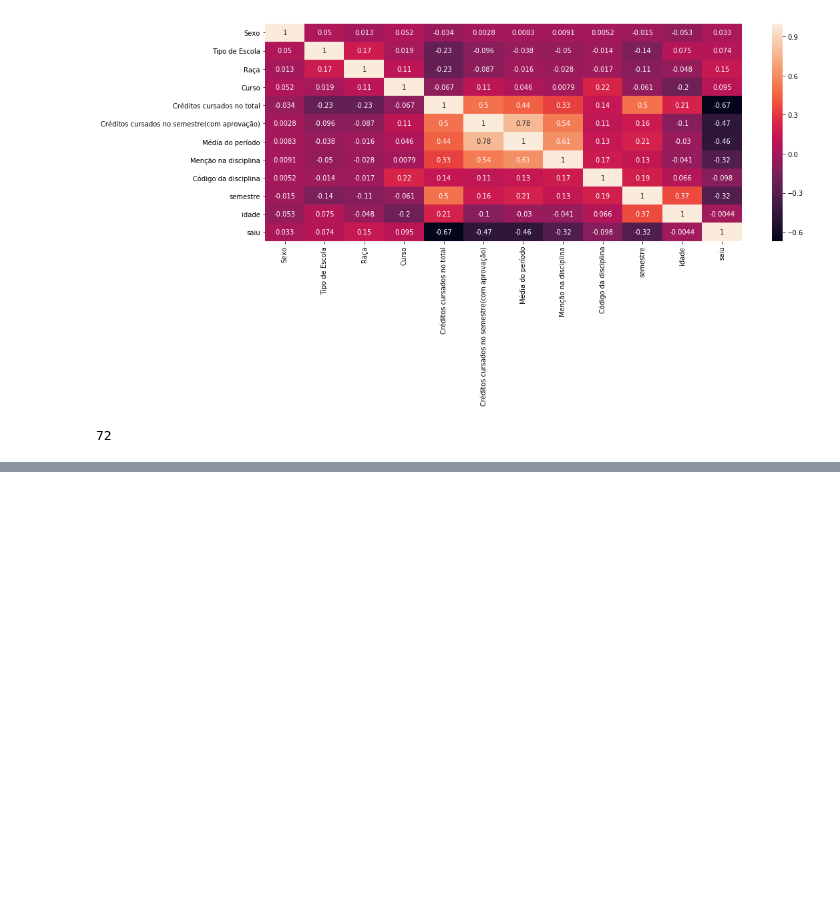
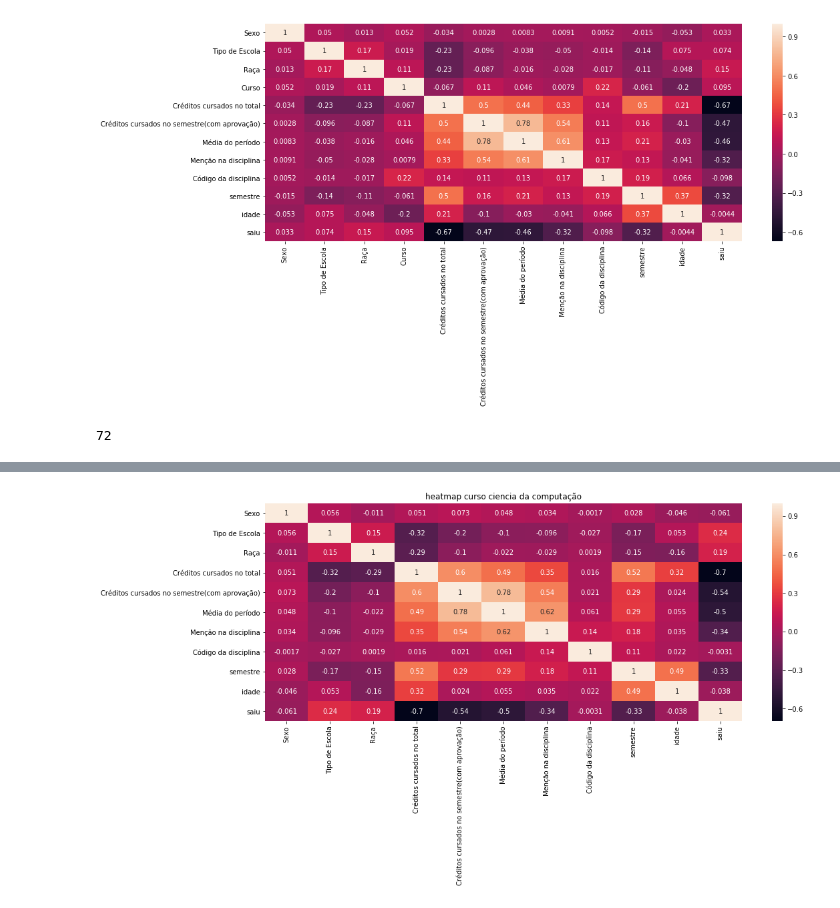
Before and after one commit to pedrobpio/TG, a Jupyter notebook: HeatMaps.ipynb, the cells around one changed output, grey strips where cells are left out. Cells and saved outputs as stored; diff of their text form; code cells hidden in the pictures; blank space fills up the shorter version.

```diff
--- a/HeatMaps.ipynb
+++ b/HeatMaps.ipynb
@@ -74,0 +83,4 @@ total_sum[total_sum > 1000].size
+# %%
+drawHeatMap(df2, 'heatmap curso ciencia da computação')
+# %% [output]
+[figure, added]
```
Also changed, not shown: parts of 6 cells of this notebook, 5 other files.
